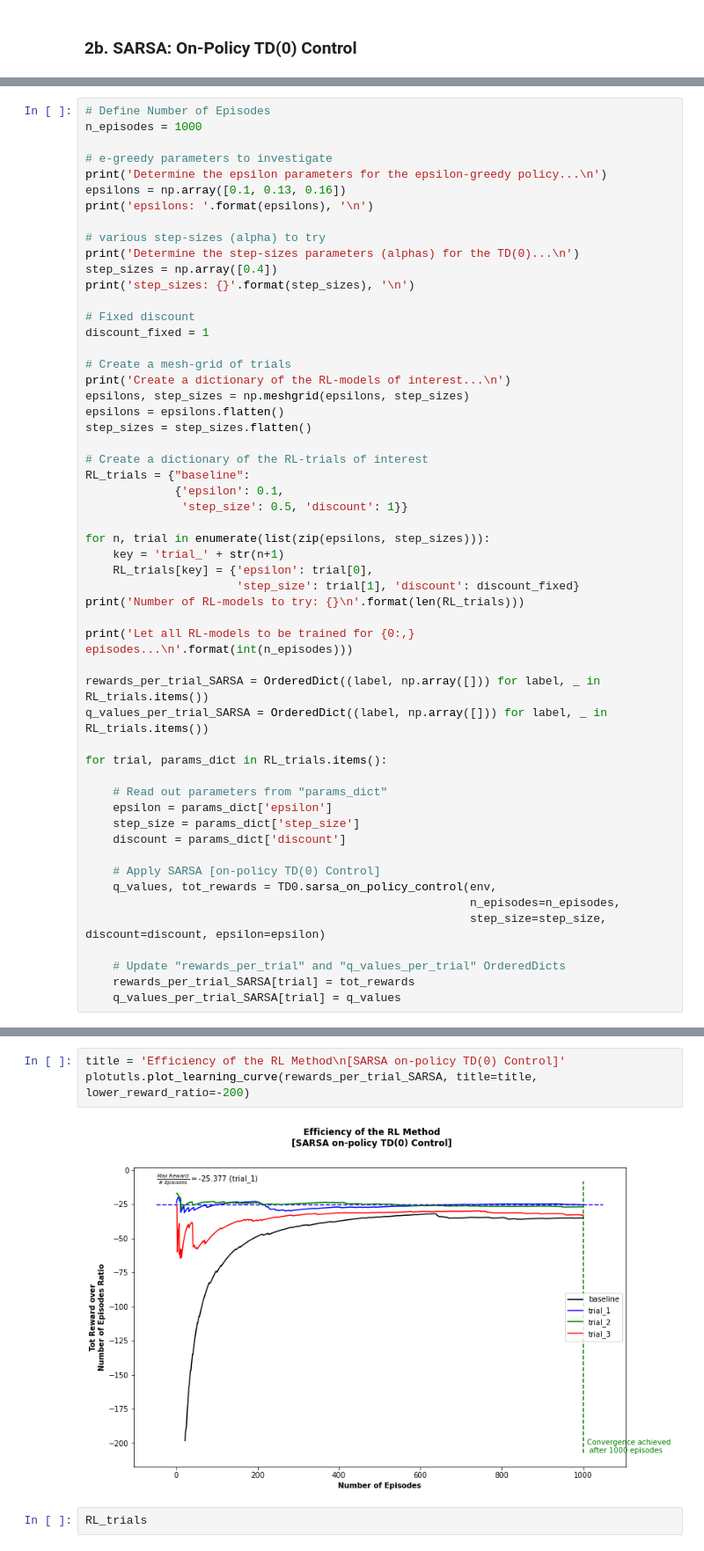
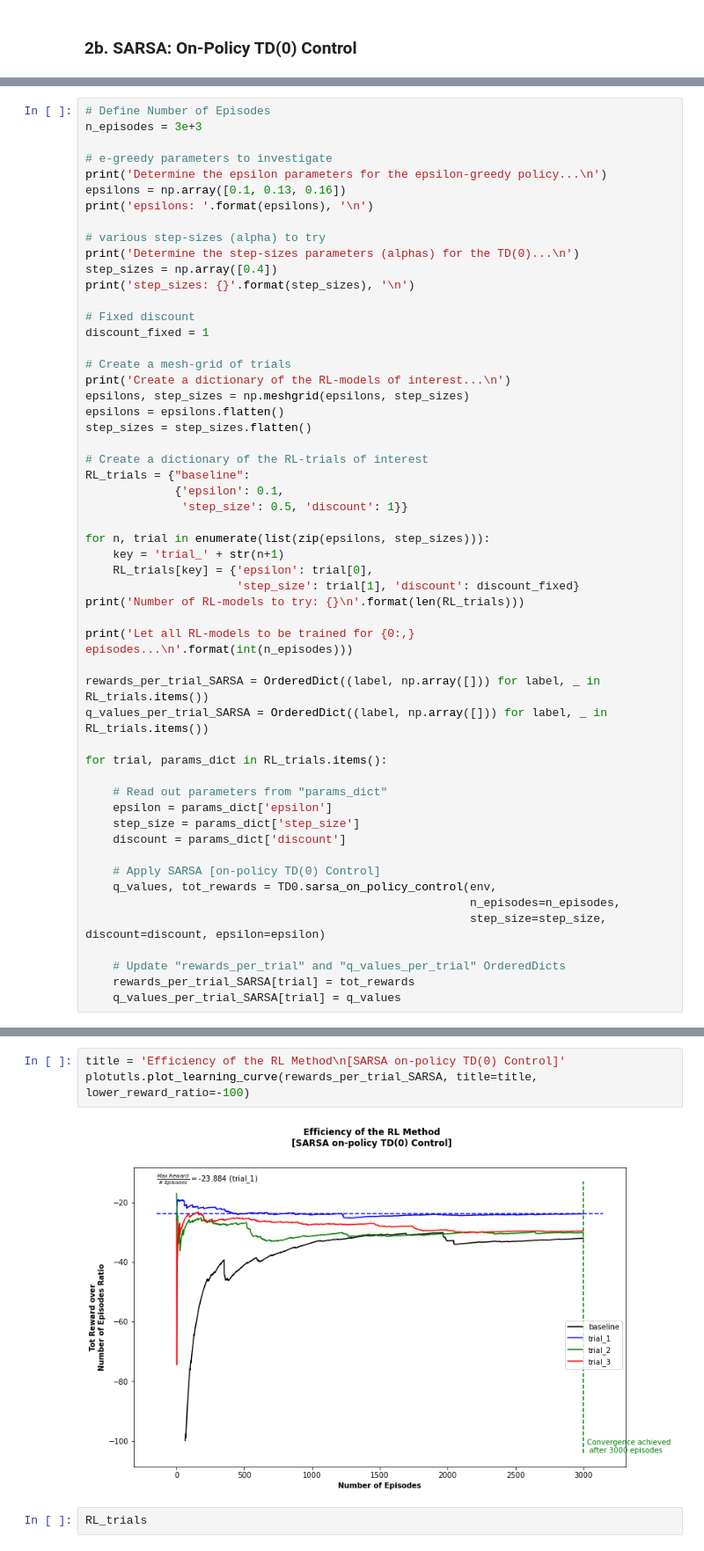
Before and after one commit to tgrammat/ML-Data_Challenges, a Jupyter notebook: Reinforcement-Learning/TD0-models/02.CliffWalking.ipynb, the cells around one changed output, grey strips where cells are left out. Shown at 88% size. Saved outputs shown, nothing was run; the diff lists cells and outputs as text.

```diff
--- a/Reinforcement-Learning/TD0-models/02.CliffWalking.ipynb
+++ b/Reinforcement-Learning/TD0-models/02.CliffWalking.ipynb
@@ -94,6 +92,6 @@ from tqdm import tqdm
 # %%
 # Define Number of Episodes
-n_episodes = 1000
+n_episodes = 3e+3
 
 # e-greedy parameters to investigate
 print('Determine the epsilon parameters for the epsilon-greedy policy...\n')
@@ -162,8 +160,8 @@ Let all RL-models to be trained for 1,000 episodes...
 # %%
 title = 'Efficiency of the RL Method\n[SARSA on-policy TD(0) Control]'
-plotutls.plot_learning_curve(rewards_per_trial_SARSA, title=title, lower_reward_ratio=-200)
+plotutls.plot_learning_curve(rewards_per_trial_SARSA, title=title, lower_reward_ratio=-100)
 # %% [output]
-[figure, old version]
+[figure, new version]
 # %%
 RL_trials
 # %% [output]
```
Also changed, not shown: parts of 33 cells of this notebook.
